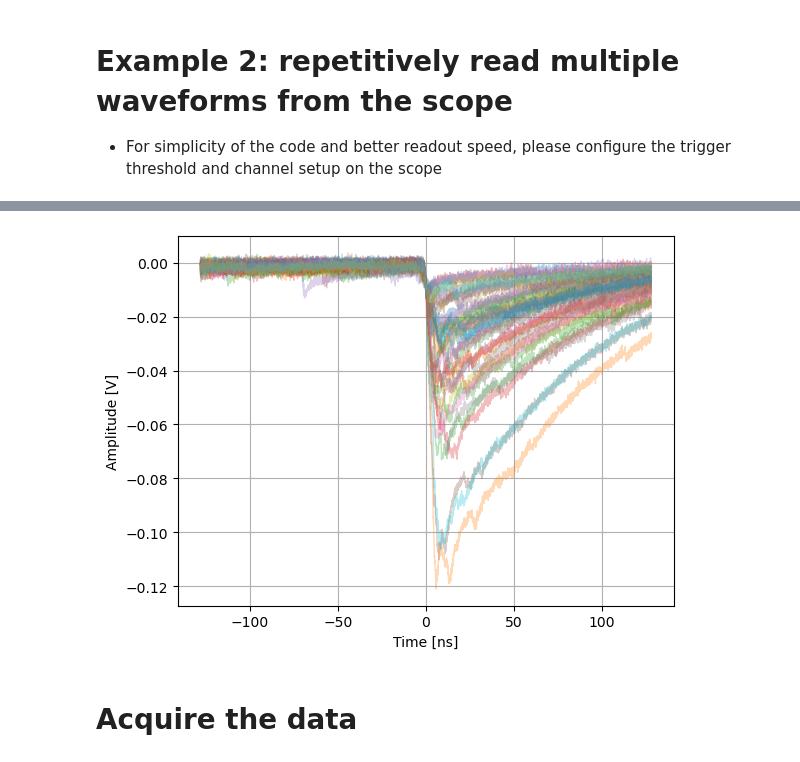
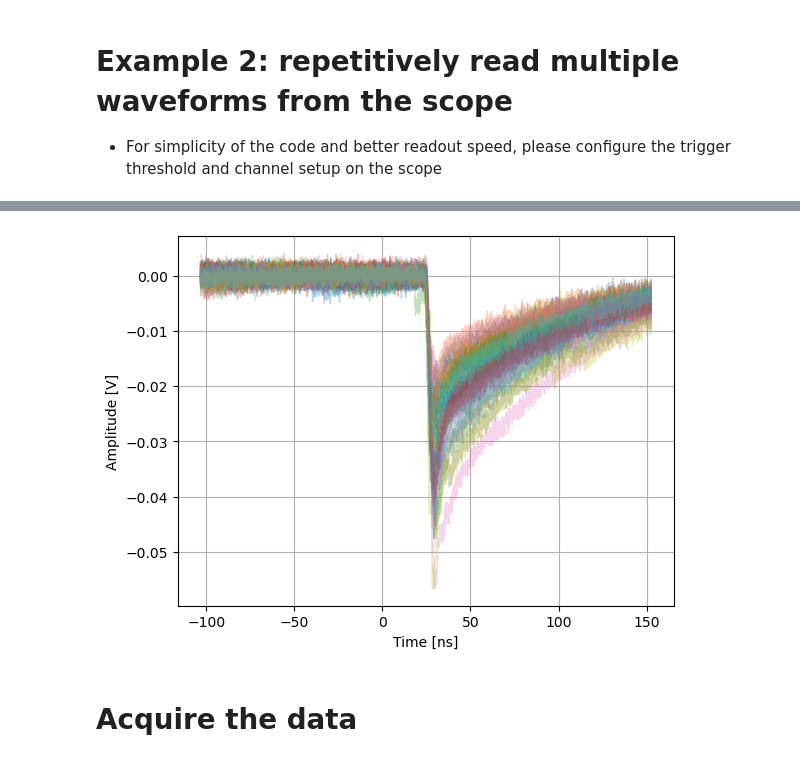
Before and after one commit to EdmondRen/Mu-Hardware, a Jupyter notebook: Keysight/Scintillator_bar_acquisation.ipynb, the cells around one changed output, grey strips where cells are left out. Cells and saved outputs as stored; diff of their text form; code cells hidden in the pictures.

```diff
--- a/Keysight/Scintillator_bar_acquisation.ipynb
+++ b/Keysight/Scintillator_bar_acquisation.ipynb
@@ -54,7 +54,7 @@ data_save = vs.get_events(scope, Nevents = 40, print_every_n = 4, trigger_channe
 time_series = data_save["metadata"]["time_series"]*1e9
 
 for i in range(len(data_save[1])):
-    plot(time_series, data_save[1][i],alpha=0.3, linewidth=1)
+    plot(time_series, data_save[2][i],alpha=0.3, linewidth=1)
 
 # xlim(-10,10)
 xlabel("Time [ns]")
@@ -74,3 +64,3 @@ grid()
-[figure, old version]
+[figure, new version]
 # %% [markdown]
 # Acquire the data
```
Also changed, not shown: parts of 24 cells of this notebook, 5 other files.
